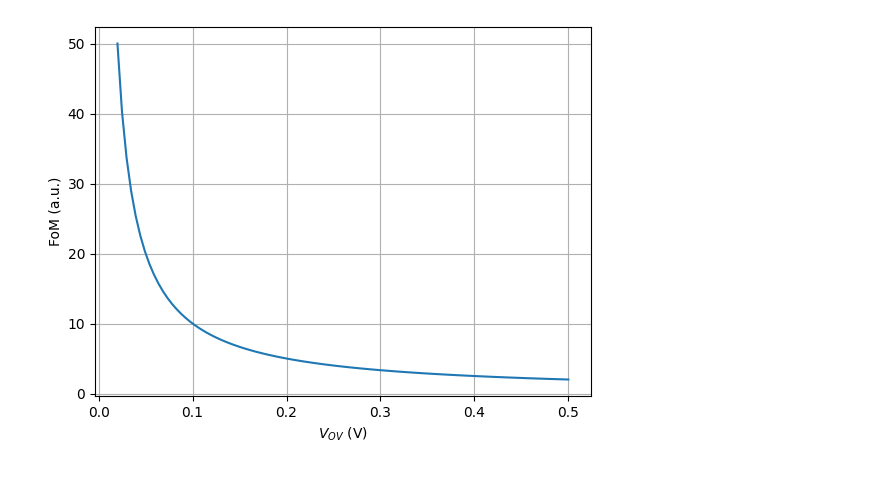
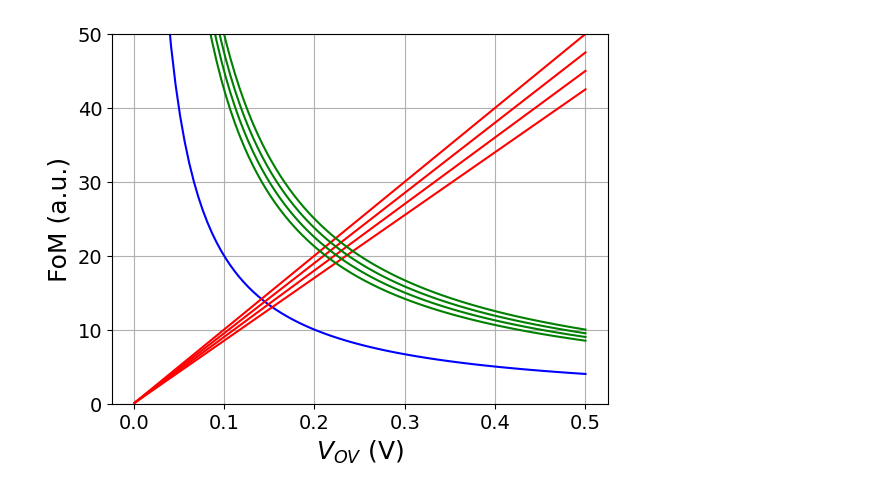
Before and after one commit to bmurmann/CircuitInsights2026, a Jupyter notebook: plots/fom_plot_square.ipynb, the cells around one changed output. Drawn from its saved outputs; the diff is of its cells as text; code cells hidden in the pictures.

```diff
--- a/plots/fom_plot_square.ipynb
+++ b/plots/fom_plot_square.ipynb
@@ -6,12 +4,28 @@ from pygmid import Lookup as lk
-# %%
-vov = np.linspace(0.02, 0.5, num=100)
-gm_id = 1/vov
-gm_gds = 1/vov
-
-plt.plot(vov, gm_id)
-plt.xlabel("$V_{OV}$ (V)")
-plt.ylabel("FoM (a.u.)")
-plt.grid(True)
-plt.show()
-# %% [output]
-[figure, removed]
+# %%
+vov = np.linspace(0.001, 0.5, num=100)
+gm_id = 2/vov
+gm_cgg = 100*vov
+gm_gds = 5/vov
+
+plt.plot(vov, gm_id, label='gm/ID', color='blue', linestyle='-')
+
+plt.plot(vov, gm_cgg, label='gm/cgg', color='red', linestyle='-')
+plt.plot(vov, 0.95*gm_cgg, label='gm/cgg', color='red', linestyle='-')
+plt.plot(vov, 0.90*gm_cgg, label='gm/cgg', color='red', linestyle='-')
+plt.plot(vov, 0.85*gm_cgg, label='gm/cgg', color='red', linestyle='-')
+
+plt.plot(vov, gm_gds, label='gm/gds', color='green', linestyle='-')
+plt.plot(vov, 0.95*gm_gds, label='gm/gds', color='green', linestyle='-')
+plt.plot(vov, 0.90*gm_gds, label='gm/gds', color='green', linestyle='-')
+plt.plot(vov, 0.85*gm_gds, label='gm/gds', color='green', linestyle='-')
+
+plt.ylim(0, 50)
+plt.xlabel("$V_{OV}$ (V)", fontsize=18)
+plt.ylabel("FoM (a.u.)", fontsize=18)
+plt.xticks(fontsize=14)
+plt.yticks(fontsize=14)
+plt.grid(True)
+#plt.legend()
+plt.show()
+# %% [output]
+[figure, added]
```
Also changed, not shown: parts of 1 cell of this notebook, 1 other file.
